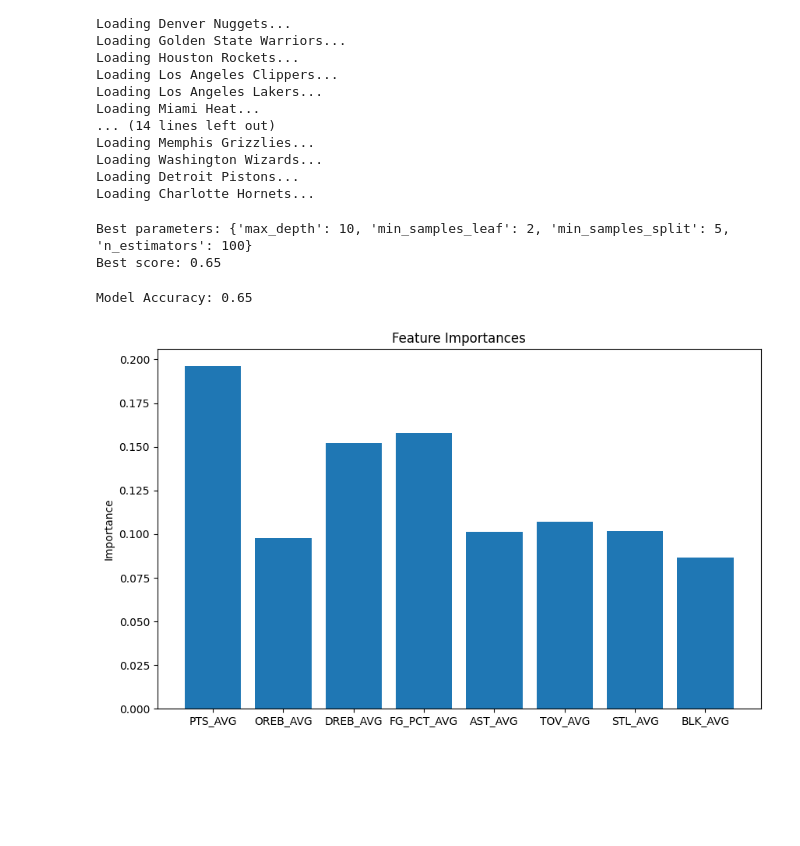
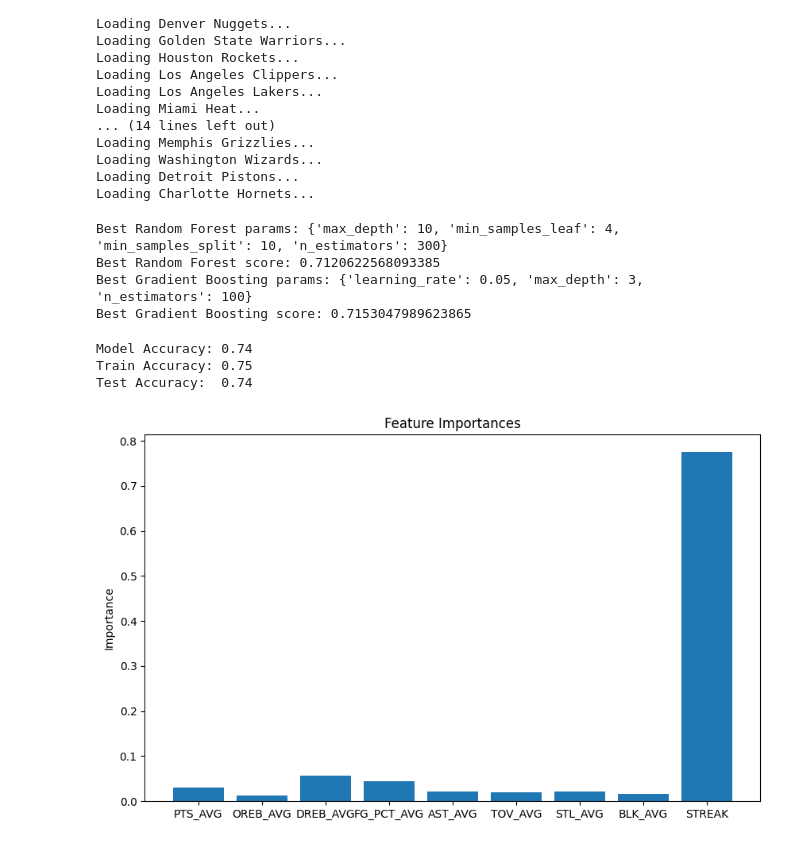
Before and after one commit to al3jandroR/nba_predictions, a Jupyter notebook: nba_predictions.ipynb, the cells around one changed output. Drawn from its saved outputs; the diff is of its cells as text; code cells hidden in the pictures; blank space fills up the shorter version.

Commit message:
0.74 accuracy, added Streak feature, Stratified Sampling, and Gradient Boosting to grid search

```diff
--- a/nba_predictions.ipynb
+++ b/nba_predictions.ipynb
@@ -52,12 +37,12 @@ def get_team_stats(team_id, n=5):
     df = log.get_data_frames()[0]
     df = df[['GAME_DATE', 'MATCHUP', 'WL', 'PTS', 'OREB', 'DREB', 'FG_PCT', 'AST', 'TOV', 'STL', 'BLK']].copy()
     df['WIN'] = df['WL'].apply(lambda x: 1 if x == 'W' else 0)
-
+    df['STREAK'] = df['WIN'].rolling(window=n).sum().shift(-1)
+    df['STREAK'] = df['STREAK'].fillna(0)
     # avg stats from last 5 games
     rolling_features = ['PTS', 'OREB', 'DREB', 'FG_PCT', 'AST', 'TOV', 'STL', 'BLK']
     for col in rolling_features:
         df[f'{col}_AVG'] = df[col].rolling(window=n).mean().shift(-1)
-
     df = df.dropna().reset_index(drop=True)
     return df
 # %%
@@ -99,38 +87,63 @@ X_train, X_test, y_train, y_test = train_test_split(X, y, test_size=0.3, random_
-# %%
-# grid search for best parameters
-param_grid = {
-    'n_estimators': [100, 300, 500],
-    'max_depth': [None, 10, 20, 30],
-    'min_samples_split': [2, 5, 10],
-    'min_samples_leaf': [1, 2, 4]
-}
-
-grid = GridSearchCV(RandomForestClassifier(random_state=42), param_grid, cv=3, scoring='accuracy')
-grid.fit(X_train, y_train)
-
-print(f"Best parameters: {grid.best_params_}")
-print(f"Best score: {grid.best_score_:.2f}")
-# %% [output]
-Best parameters: {'max_depth': 10, 'min_samples_leaf': 2, 'min_samples_split': 5, 'n_estimators': 100}
-Best score: 0.65
+# %%
+best_model = None
+best_score = 0
+
+rf_param_grid = {
+    'n_estimators': [100, 300],
+    'max_depth': [None, 10, 20],
+    'min_samples_split': [2, 5, 10],
+    'min_samples_leaf': [1, 2, 4],
+}
+rf_grid = GridSearchCV(RandomForestClassifier(random_state=42), rf_param_grid, cv=3, scoring='accuracy')
+rf_grid.fit(X_train, y_train)
+print("Best Random Forest params:", rf_grid.best_params_)
+print("Best Random Forest score:", rf_grid.best_score_)
+if rf_grid.best_score_ > best_score:
+    best_score = rf_grid.best_score_
+    best_model = rf_grid.best_estimator_
+
+gb_param_grid = {
+    'n_estimators': [100, 300],
+    'learning_rate': [0.05, 0.1],
+    'max_depth': [3, 5]
+}
+gb_grid = GridSearchCV(GradientBoostingClassifier(random_state=42), gb_param_grid, cv=3, scoring='accuracy')
+gb_grid.fit(X_train, y_train)
+print("Best Gradient Boosting params:", gb_grid.best_params_)
+print("Best Gradient Boosting score:", gb_grid.best_score_)
+if gb_grid.best_score_ > best_score:
+    best_score = gb_grid.best_score_
+    best_model = gb_grid.best_estimator_
+# %% [output]
+Best Random Forest params: {'max_depth': 10, 'min_samples_leaf': 4, 'min_samples_split': 10, 'n_estimators': 300}
+Best Random Forest score: 0.7120622568093385
+Best Gradient Boosting params: {'learning_rate': 0.05, 'max_depth': 3, 'n_estimators': 100}
+Best Gradient Boosting score: 0.7153047989623865
 # %%
-clf = RandomForestClassifier(**grid.best_params_, random_state=42)
+clf = best_model
 clf.fit(X_train, y_train)
 
 y_pred = clf.predict(X_test)
 accuracy = accuracy_score(y_test, y_pred)
 print(f"Model Accuracy: {accuracy:.2f}")
 
-# Feature Importance
+train_acc = accuracy_score(y_train, clf.predict(X_train))
+test_acc = accuracy_score(y_test, clf.predict(X_test))
+
+print(f"Train Accuracy: {train_acc:.2f}")
+print(f"Test Accuracy:  {test_acc:.2f}")
+
 importances = clf.feature_importances_
 plt.figure(figsize=(10, 6))
 plt.bar(features, importances)
 plt.title("Feature Importances")
 plt.ylabel("Importance")
 plt.show()
 # %% [output]
-Model Accuracy: 0.65
+Model Accuracy: 0.74
+Train Accuracy: 0.75
+Test Accuracy:  0.74
-[figure, old version]
+[figure, new version]
 # %%
 team1 = 'DAL'
 team2 = 'LAC'
```
Also changed, not shown: parts of 4 cells of this notebook.
